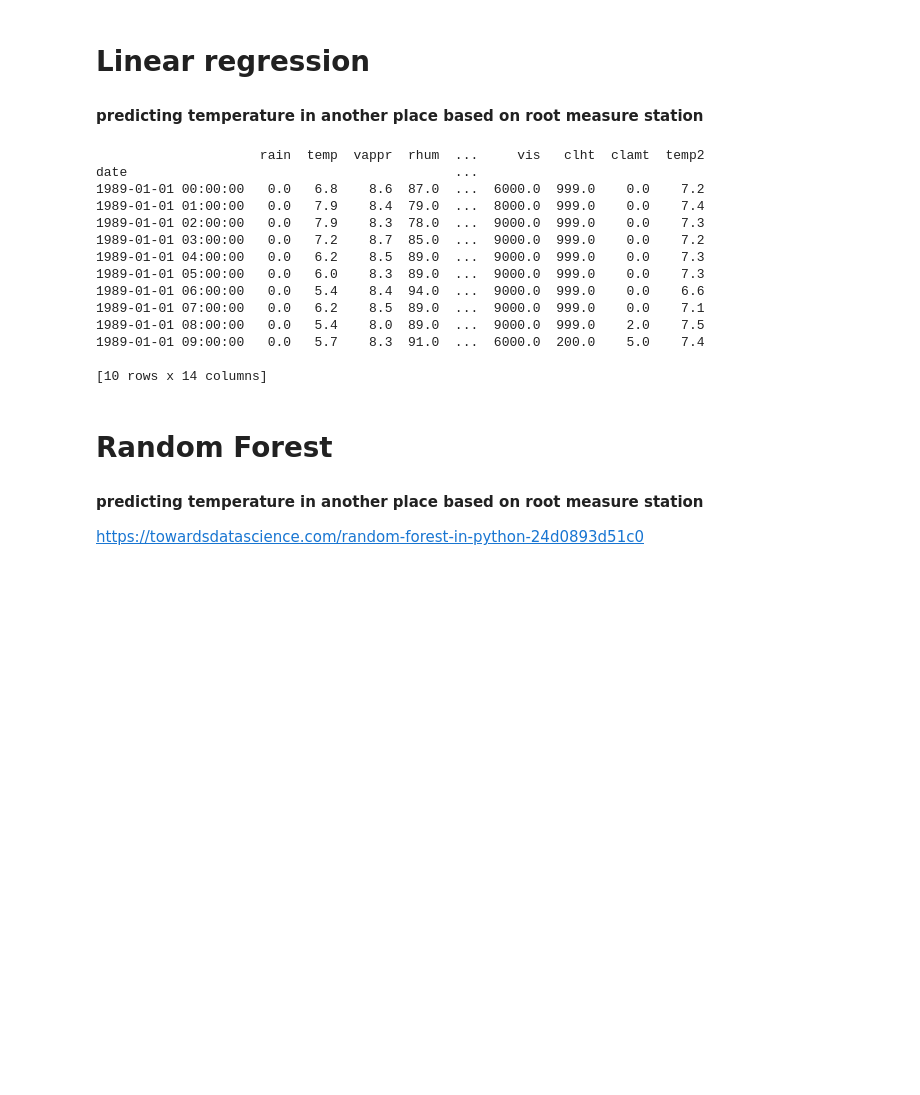
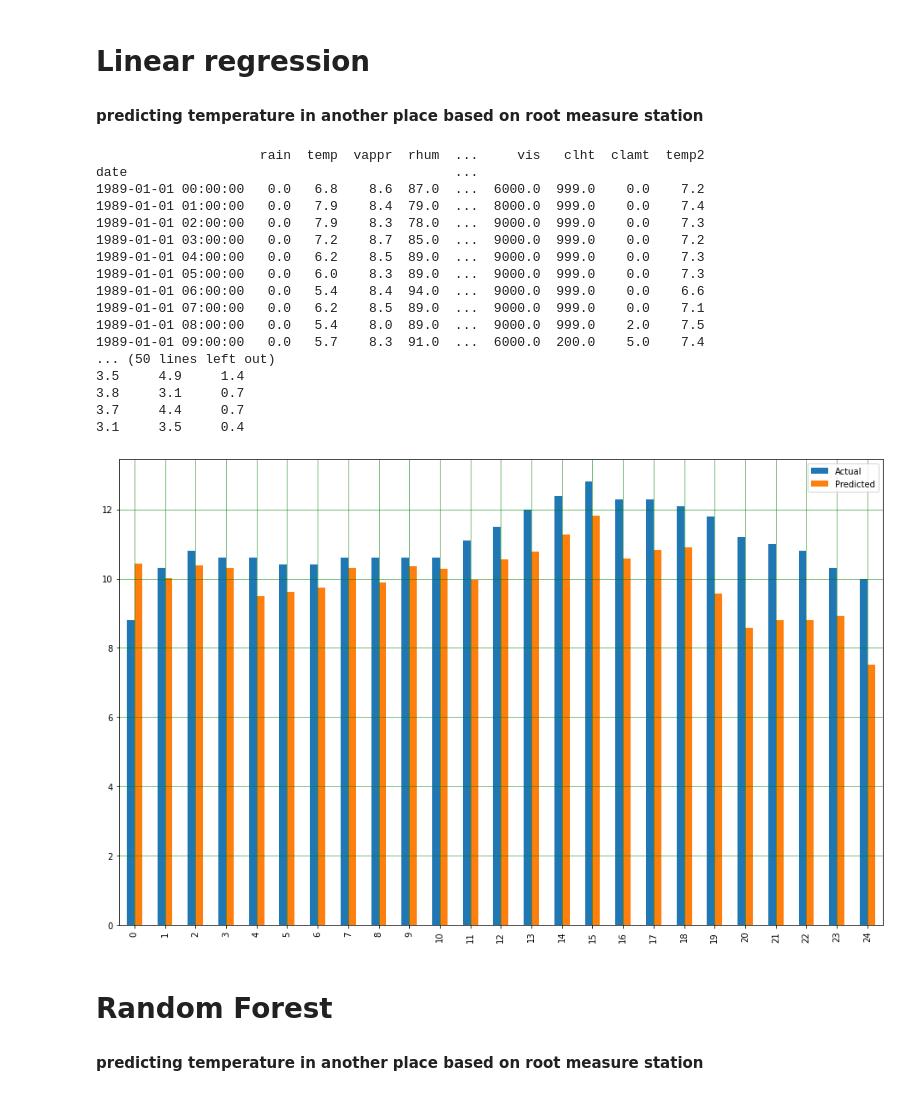
Before and after one commit to tomasb199/DM---Weather, a Jupyter notebook: OZNAL.ipynb, the cells around one changed output. Saved outputs shown, nothing was run; the diff lists cells and outputs as text; code cells hidden in the pictures; blank space fills up the shorter version.

```diff
--- a/OZNAL.ipynb
+++ b/OZNAL.ipynb
@@ -1041,7 +1075,7 @@ MAE: 0.4902175531296503
 # %%
 from sklearn.model_selection import train_test_split # Using Skicit-learn to split data into training and testing sets
 from sklearn.linear_model import LinearRegression # Import the model we are using
-
+from sklearn.preprocessing import PolynomialFeatures
 
 # Root measure station
 dataset = weather_stations['Dublin_Airport']
@@ -1074,9 +1108,8 @@ features = np.array(features)
 # Split the data into training and testing sets
 train_features, test_features, train_labels, test_labels = train_test_split(features, labels, test_size = 0.20, shuffle=False)
 
-from sklearn.preprocessing import PolynomialFeatures
 
-poly = PolynomialFeatures(degree = )
+poly = PolynomialFeatures(degree = 3)
 X_poly = poly.fit_transform(train_features)
 Y_poly = poly.fit_transform(test_features)
 
@@ -1084,52 +1117,46 @@ poly.fit(X_poly, train_labels)
 lin2 = LinearRegression()
 lin2.fit(X_poly, train_labels)
 predictions = lin2.predict(Y_poly)
-'''
-rf = LinearRegression()
-# Train the model on training data
-rf.fit(train_features, train_labels);
-print('Intercept: ', rf.intercept_)
-print('Coef: ', rf.coef_)
-# Use the forest's predict method on the test data
 
-predictions = rf.predict(test_features)
-'''
 print('RMSE', round(np.sqrt(mean_squared_error(test_labels, predictions)), 1))
 
 #Show in table
 print("real" + "\t" + "predict" + "\t" + "diff")
 for i in range(0, 50):
   result = '---'
   if(str(round(abs(test_labels[i] - predictions[i]), 1)) != "0.0"):
     result = str(round(abs(test_labels[i] - predictions[i]), 1))
   print(str(test_labels[i]) + "\t" + str(round(predictions[i], 1)) + "\t" + result)
 
 #Show graph
 df = pd.DataFrame({'Actual': test_labels, 'Predicted': predictions})
 df1 = df.head(25)
 df1.plot(kind='bar',figsize=(16,10))
 plt.grid(which='major', linestyle='-', linewidth='0.5', color='green')
 plt.grid(which='minor', linestyle=':', linewidth='0.5', color='black')
 plt.show()
 # %% [output]
                      rain  temp  vappr  rhum  ...     vis   clht  clamt  temp2
 date                                          ...
 1989-01-01 00:00:00   0.0   6.8    8.6  87.0  ...  6000.0  999.0    0.0    7.2
 1989-01-01 01:00:00   0.0   7.9    8.4  79.0  ...  8000.0  999.0    0.0    7.4
 1989-01-01 02:00:00   0.0   7.9    8.3  78.0  ...  9000.0  999.0    0.0    7.3
 1989-01-01 03:00:00   0.0   7.2    8.7  85.0  ...  9000.0  999.0    0.0    7.2
 1989-01-01 04:00:00   0.0   6.2    8.5  89.0  ...  9000.0  999.0    0.0    7.3
 1989-01-01 05:00:00   0.0   6.0    8.3  89.0  ...  9000.0  999.0    0.0    7.3
 1989-01-01 06:00:00   0.0   5.4    8.4  94.0  ...  9000.0  999.0    0.0    6.6
 1989-01-01 07:00:00   0.0   6.2    8.5  89.0  ...  9000.0  999.0    0.0    7.1
 1989-01-01 08:00:00   0.0   5.4    8.0  89.0  ...  9000.0  999.0    2.0    7.5
 1989-01-01 09:00:00   0.0   5.7    8.3  91.0  ...  6000.0  200.0    5.0    7.4
-
-[10 rows x 14 columns]
+... (50 lines left out)
+3.5     4.9     1.4
+3.8     3.1     0.7
+3.7     4.4     0.7
+3.1     3.5     0.4
+[figure, added]
 # %% [markdown]
 # Random Forest
 #### predicting temperature in another place based on root measure station
-https://towardsdatascience.com/random-forest-in-python-24d0893d51c0
 # %%
 from sklearn.model_selection import train_test_split # Using Skicit-learn to split data into training and testing sets
 from sklearn.ensemble import RandomForestRegressor # Import the model we are using
```
Also changed, not shown: parts of 22 cells of this notebook.
